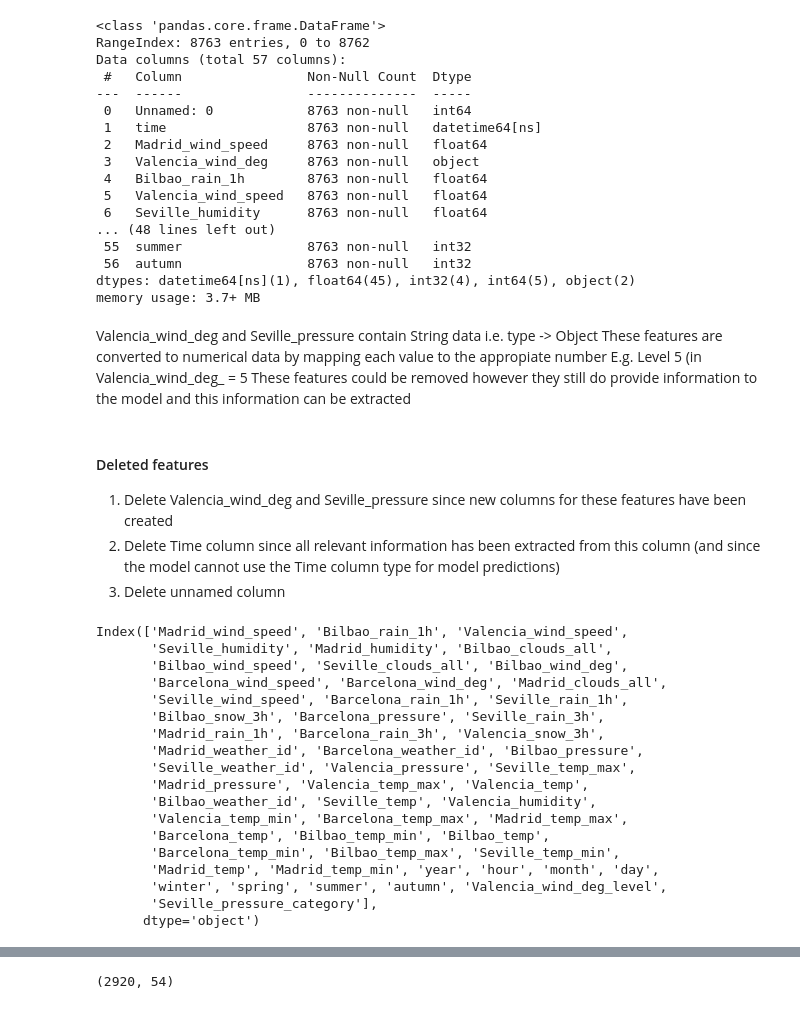
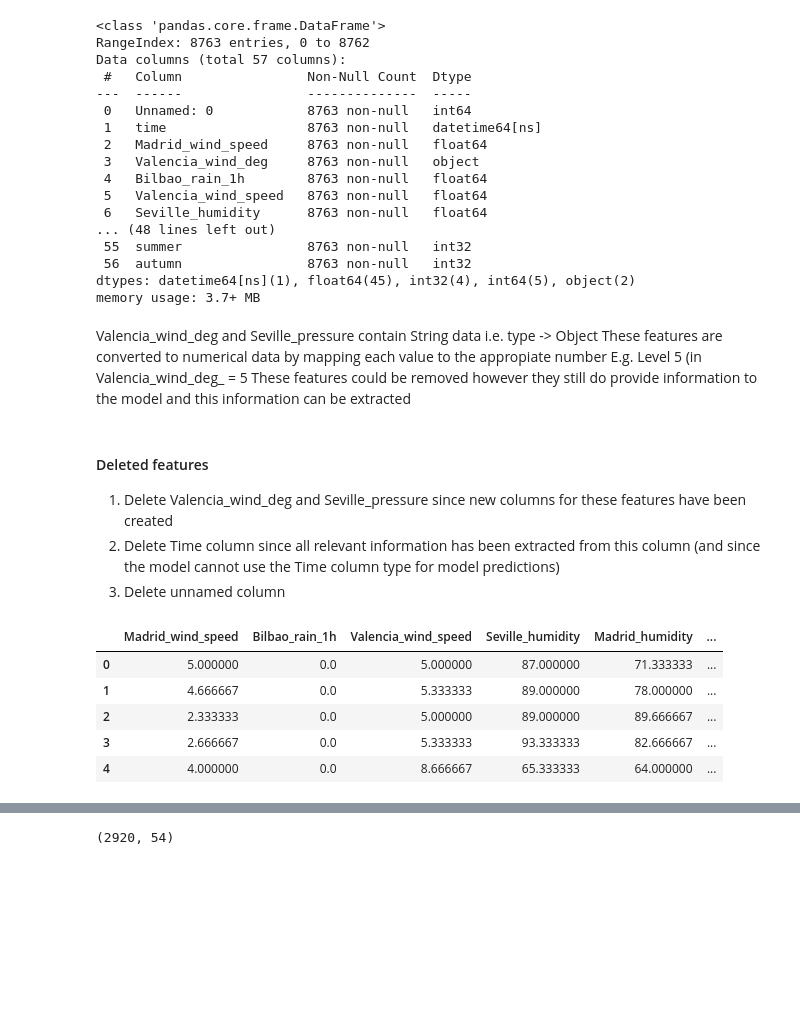
Before and after one commit to Joshan9804/Advanced-regression-Spain-Electricity-Shortfall-Challenge, a Jupyter notebook: starter-notebook- CW3_The regressionators (Final).ipynb, the cells around one changed output, grey strips where cells are left out. Saved outputs shown, nothing was run; the diff lists cells and outputs as text; code cells hidden in the pictures; blank space fills up the shorter version.

Commit message:
Add files via upload
This notebook is the same as the previous but I have added in Markdowns to improve the flow and explain the concepts applied in the notebook

```diff
--- a/starter-notebook- CW3_The regressionators (Final).ipynb
+++ b/starter-notebook- CW3_The regressionators (Final).ipynb
@@ -396,11 +430,11 @@ Data columns (total 57 columns):
  56  autumn                8763 non-null   int32
 dtypes: datetime64[ns](1), float64(45), int32(4), int64(5), object(2)
 memory usage: 3.7+ MB
-# %% [markdown]
-Valencia_wind_deg and Seville_pressure contain String data i.e. type -> Object
-These features are converted to numerical data by mapping each value to the appropiate number
-E.g. Level 5 (in Valencia_wind_deg_ = 5
-These features could be removed however they still do provide information to the model and this information can be extracted
+# %% [markdown]
+Valencia_wind_deg and Seville_pressure contain String data i.e. type -> Object
+These features are converted to numerical data by mapping each value to the appropiate number
+E.g. Level 5 (in Valencia_wind_deg_ = 5
+These features could be removed however they still do provide information to the model and this information can be extracted
 # %%
 #This code makes the model worse
 df['Valencia_wind_deg_level']=df.Valencia_wind_deg.map({'level_5':5, 'level_10':10, 'level_9':9, 'level_8':8,
@@ -421,46 +455,34 @@ df_test['Valencia_wind_deg_level']=df_test.Valencia_wind_deg.map({'level_5':5, '
 df_test['Seville_pressure_category']=df_test.Seville_pressure.map({'sp25':25, 'sp23':23, 'sp24':24, 'sp21':21, 'sp16':16, 'sp9':9, 'sp15':15, 'sp19':19, 'sp22':22, 'sp11':11,
                                                                      'sp8':8, 'sp4':4, 'sp6':6, 'sp13':13, 'sp17':17, 'sp20':20, 'sp18':18, 'sp14':14, 'sp12':12, 'sp5':5, 'sp10':10,
                                                                      'sp7':7, 'sp3':3, 'sp2':2, 'sp1':1})
-# %% [markdown]
-#### Deleted features
-1. Delete Valencia_wind_deg and Seville_pressure since new columns for these features have been created
-2. Delete Time column since all relevant information has been extracted from this column (and since the model cannot use the Time column type for model predictions)
-3. Delete unnamed column
+# %% [markdown]
+#### Deleted features
+1. Delete Valencia_wind_deg and Seville_pressure since new columns for these features have been created
+2. Delete Time column since all relevant information has been extracted from this column (and since the model cannot use the Time column type for model predictions)
+3. Delete unnamed column
 # %%
 #2. Delete Valencia_wind_deg and Seville_pressure
 def drop_col(df,column_name):
     df.drop(column_name,axis=1,inplace=True)
 
-    return df.columns
+    return df.head()
 drop_col(df,'time')
 drop_col(df,'Unnamed: 0')
 drop_col(df,'Seville_pressure')
 drop_col(df,'Valencia_wind_deg')
 
 
 drop_col(df_test,'time')
 drop_col(df_test,'Unnamed: 0')
 drop_col(df_test,'Seville_pressure')
 drop_col(df_test,'Valencia_wind_deg')
 # %% [output]
-Index(['Madrid_wind_speed', 'Bilbao_rain_1h', 'Valencia_wind_speed',
-       'Seville_humidity', 'Madrid_humidity', 'Bilbao_clouds_all',
-       'Bilbao_wind_speed', 'Seville_clouds_all', 'Bilbao_wind_deg',
-       'Barcelona_wind_speed', 'Barcelona_wind_deg', 'Madrid_clouds_all',
-       'Seville_wind_speed', 'Barcelona_rain_1h', 'Seville_rain_1h',
-       'Bilbao_snow_3h', 'Barcelona_pressure', 'Seville_rain_3h',
-       'Madrid_rain_1h', 'Barcelona_rain_3h', 'Valencia_snow_3h',
-       'Madrid_weather_id', 'Barcelona_weather_id', 'Bilbao_pressure',
-       'Seville_weather_id', 'Valencia_pressure', 'Seville_temp_max',
-       'Madrid_pressure', 'Valencia_temp_max', 'Valencia_temp',
-       'Bilbao_weather_id', 'Seville_temp', 'Valencia_humidity',
-       'Valencia_temp_min', 'Barcelona_temp_max', 'Madrid_temp_max',
-       'Barcelona_temp', 'Bilbao_temp_min', 'Bilbao_temp',
-       'Barcelona_temp_min', 'Bilbao_temp_max', 'Seville_temp_min',
-       'Madrid_temp', 'Madrid_temp_min', 'year', 'hour', 'month', 'day',
-       'winter', 'spring', 'summer', 'autumn', 'Valencia_wind_deg_level',
-       'Seville_pressure_category'],
-      dtype='object')
+|  | Madrid_wind_speed | Bilbao_rain_1h | Valencia_wind_speed | Seville_humidity | Madrid_humidity | ... |
+| 0 | 5.000000 | 0.0 | 5.000000 | 87.000000 | 71.333333 | ... |
+| 1 | 4.666667 | 0.0 | 5.333333 | 89.000000 | 78.000000 | ... |
+| 2 | 2.333333 | 0.0 | 5.000000 | 89.000000 | 89.666667 | ... |
+| 3 | 2.666667 | 0.0 | 5.333333 | 93.333333 | 82.666667 | ... |
+| 4 | 4.000000 | 0.0 | 8.666667 | 65.333333 | 64.000000 | ... |
 # %%
 #Sanity check on test and train data
 #Check that the number of features in train and test are the same
```
Also changed, not shown: parts of 40 cells of this notebook.
